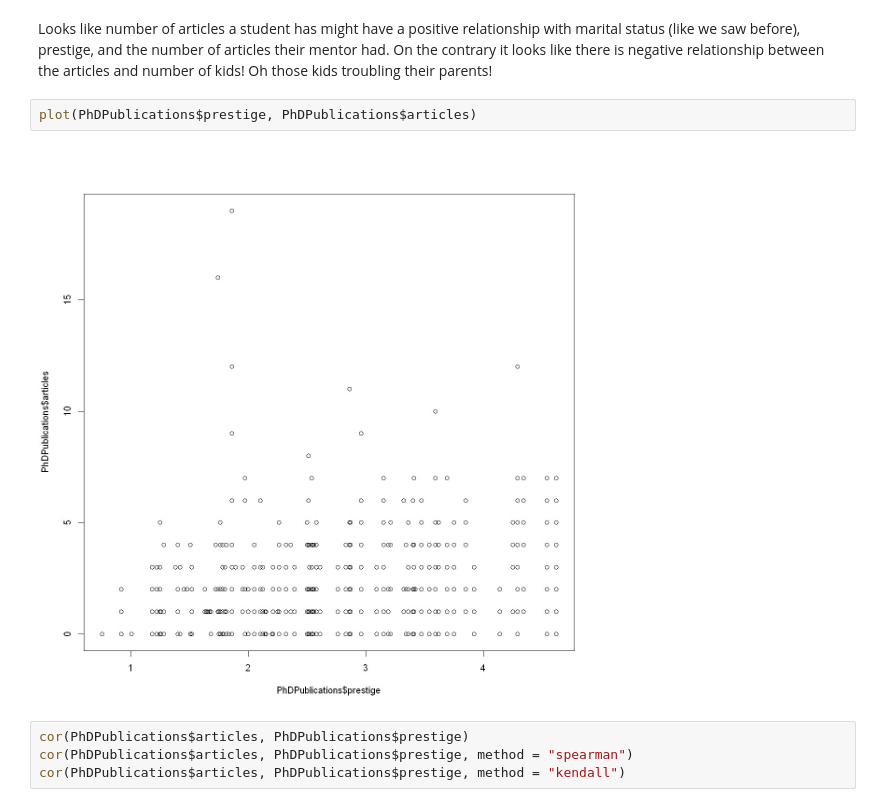
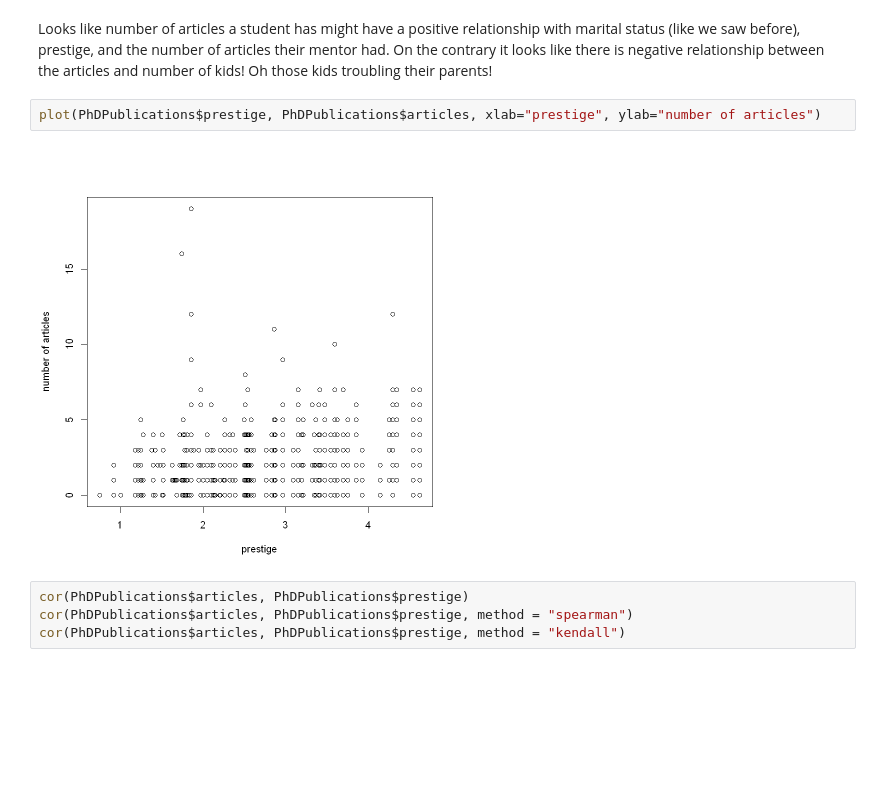
Before and after one commit to gishar/Count-Data-Modeling, a Jupyter notebook: Learning Count Data Modeling.ipynb, the cells around one changed output. Drawn from its saved outputs; the diff is of its cells as text; blank space fills up the shorter version.

```diff
--- a/Learning Count Data Modeling.ipynb
+++ b/Learning Count Data Modeling.ipynb
@@ -213,9 +214,9 @@ plot(PhDPublications)
 # %% [markdown]
 Looks like number of articles a student has might have a positive relationship with marital status (like we saw before), prestige, and the number of articles their mentor had. On the contrary it looks like there is negative relationship between the articles and number of kids! Oh those kids troubling their parents!
 # %%
-plot(PhDPublications$prestige, PhDPublications$articles)
+plot(PhDPublications$prestige, PhDPublications$articles, xlab="prestige", ylab="number of articles")
 # %% [output]
-[figure, old version]
+[figure, new version]
 # %%
 cor(PhDPublications$articles, PhDPublications$prestige)
 cor(PhDPublications$articles, PhDPublications$prestige, method = "spearman")
```
Also changed, not shown: parts of 10 cells of this notebook, 1 other file.
